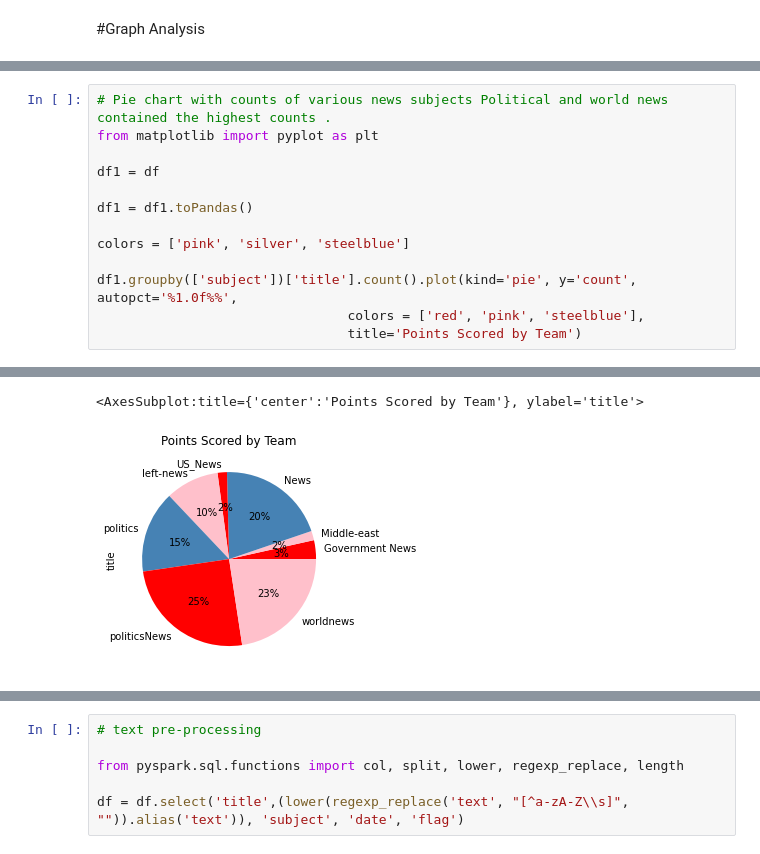
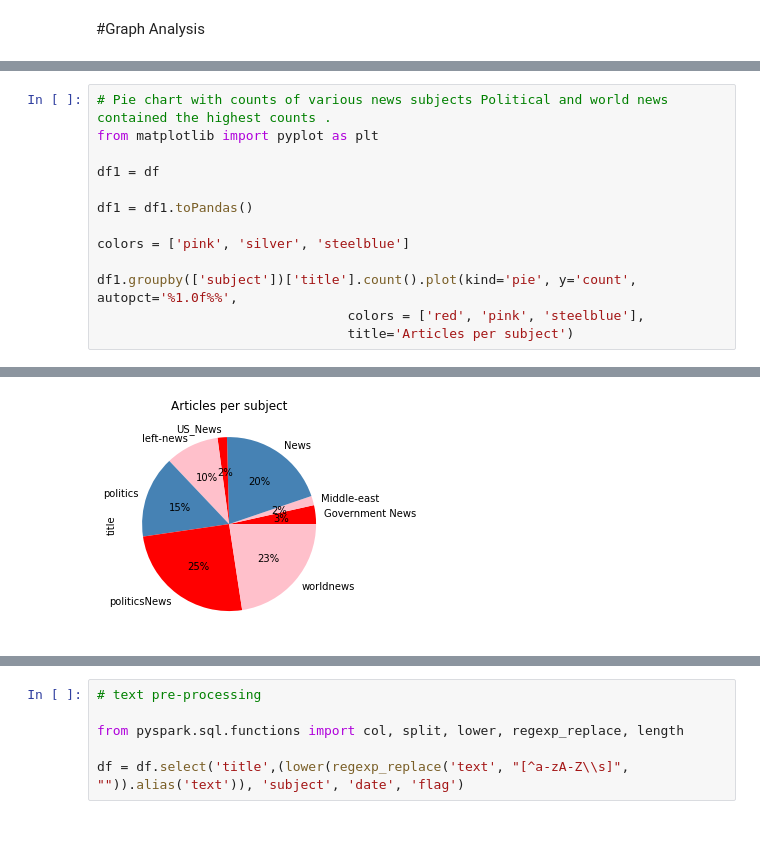
Before and after one commit to AkkiPooja/Fake-News-Detection-Data-Analysis, a Jupyter notebook: Fake-News-Detection-Algorithm.ipynb, the cells around one changed output, grey strips where cells are left out. Saved outputs shown, nothing was run; the diff lists cells and outputs as text.

```diff
--- a/Fake-News-Detection-Algorithm.ipynb
+++ b/Fake-News-Detection-Algorithm.ipynb
@@ -229,5 +226,5 @@ colors = ['pink', 'silver', 'steelblue']
 
 df1.groupby(['subject'])['title'].count().plot(kind='pie', y='count', autopct='%1.0f%%',
                                 colors = ['red', 'pink', 'steelblue'],
-                                title='Points Scored by Team')
+                                title='Articles per subject')
 # %% [output]
@@ -236,5 +232,4 @@ df1.groupby(['subject'])['title'].count().plot(kind='pie', y='count', autopct='%
-<AxesSubplot:title={'center':'Points Scored by Team'}, ylabel='title'>
-[figure, old version]
+[figure, new version]
 # %%
 # type of article which have fake news
 
```
Also changed, not shown: parts of 29 cells of this notebook, 6 other files.
